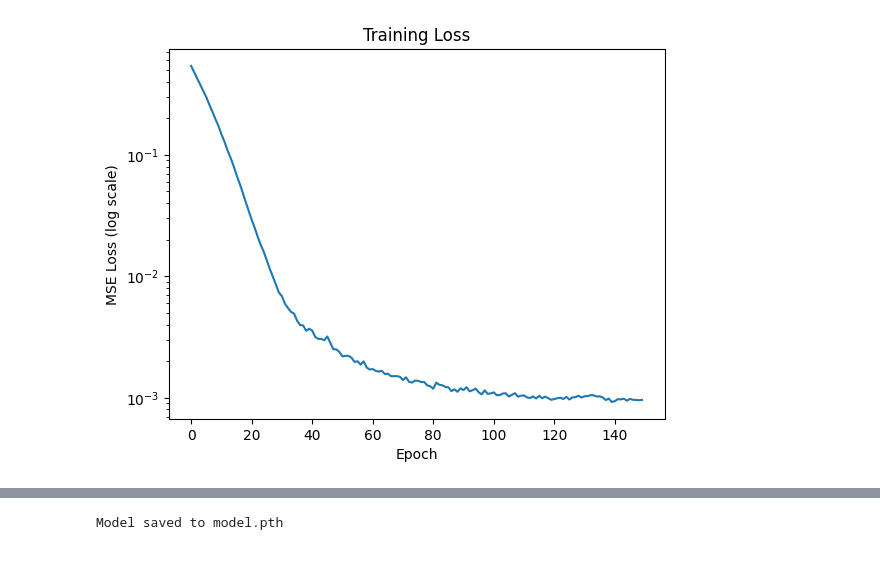
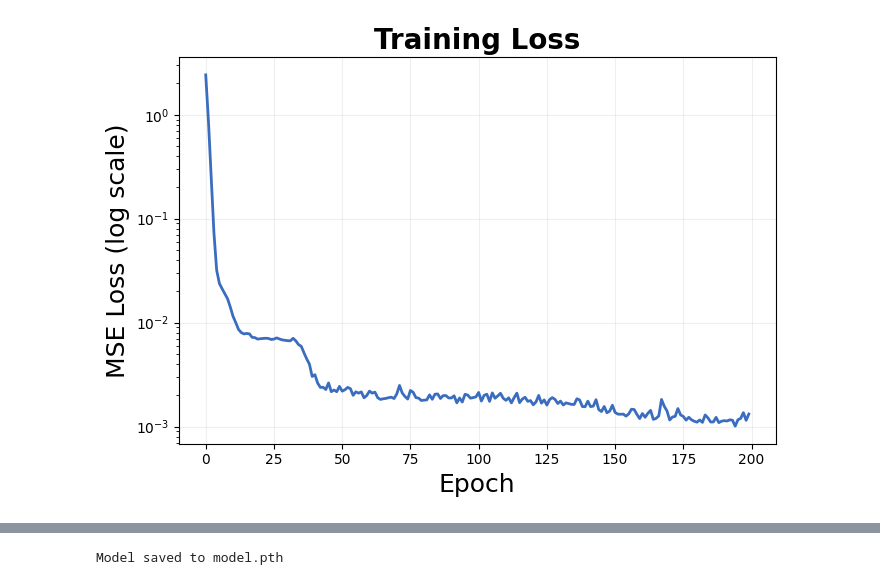
Before and after one commit to ReyGuadarrama/Quandela_hackathon, a Jupyter notebook: solution.ipynb, the cells around one changed output, grey strips where cells are left out. Saved outputs shown, nothing was run; the diff lists cells and outputs as text; code cells hidden in the pictures.

```diff
--- a/solution.ipynb
+++ b/solution.ipynb
@@ -15,5 +131,5 @@ val_ds  = Subset(dataset, range(460, n))
 
 device = "cuda" if torch.cuda.is_available() else "cpu"
 
-loader = DataLoader(train_ds, batch_size=64, shuffle=True) # Shuffle is usually better for training
-val_loader = DataLoader(val_ds, batch_size=64, shuffle=False)
+loader = DataLoader(train_ds, batch_size=8, shuffle=True)
+val_loader = DataLoader(val_ds, batch_size=8, shuffle=False)
@@ -95,12 +251,10 @@ n_photons=2  →  Quantum output size: 36
 # %%
-# 4. TRAINING LOOP
-num_epochs = 150
+num_epochs = 200
 for epoch in range(num_epochs):
     model.train()
     running_loss = 0.0
 
     for inputs, targets in loader:
-        # Safety: Ensure data is Float32 (Linear/LSTM layers expect this)
         inputs, targets = inputs.float(), targets.float()
 
         optimizer.zero_grad()
@@ -116,7 +270,7 @@ for epoch in range(num_epochs):
     # avg_loss = running_loss / len(loader)
     loss_history.append(running_loss)
 
-    if (epoch + 1) % 5 == 0: # Print every 5 epochs to keep it clean
+    if (epoch + 1) % 20 == 0:
         print(f"Epoch [{epoch+1}/{num_epochs}] | MSE Loss: {running_loss:.8f}")
 
 print("Training Complete!")
@@ -194,10 +358,16 @@ with torch.no_grad():
 # %%
-plt.figure()
-plt.plot(loss_history)
-plt.yscale("log")
-plt.xlabel("Epoch")
-plt.ylabel("MSE Loss (log scale)")
-plt.title("Training Loss")
+fig, ax = plt.subplots(figsize=(7, 5))
+fig.patch.set_facecolor("white")
+
+ax.plot(loss_history, color="#3a6dbf", linewidth=2.0)
+ax.set_yscale("log")
+
+ax.set_title("Training Loss", fontsize=20, fontweight="bold")
+ax.set_xlabel("Epoch", fontsize=18)
+ax.set_ylabel("MSE Loss (log scale)", fontsize=18)
+ax.grid(True, alpha=0.2)
+
+plt.tight_layout()
 plt.show()
 # %% [output]
-[figure, old version]
+[figure, new version]
```
Also changed, not shown: parts of 30 cells of this notebook.
